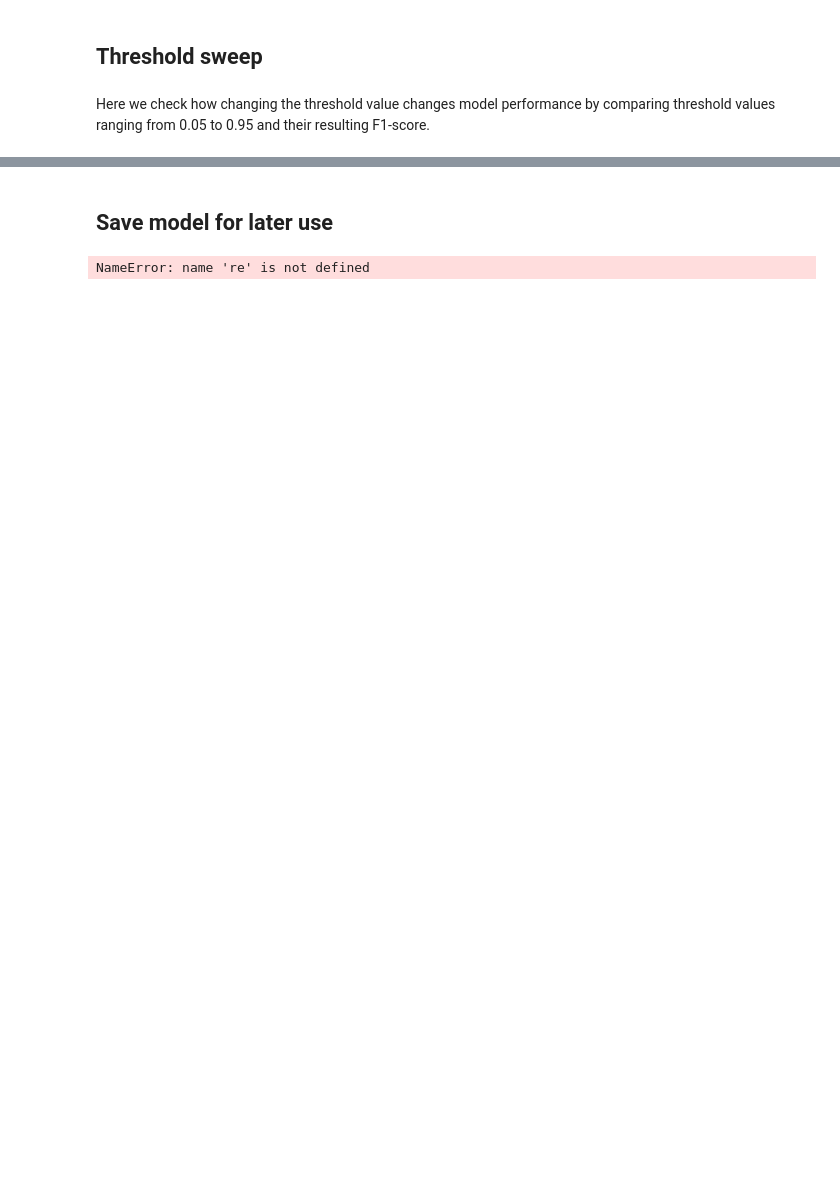
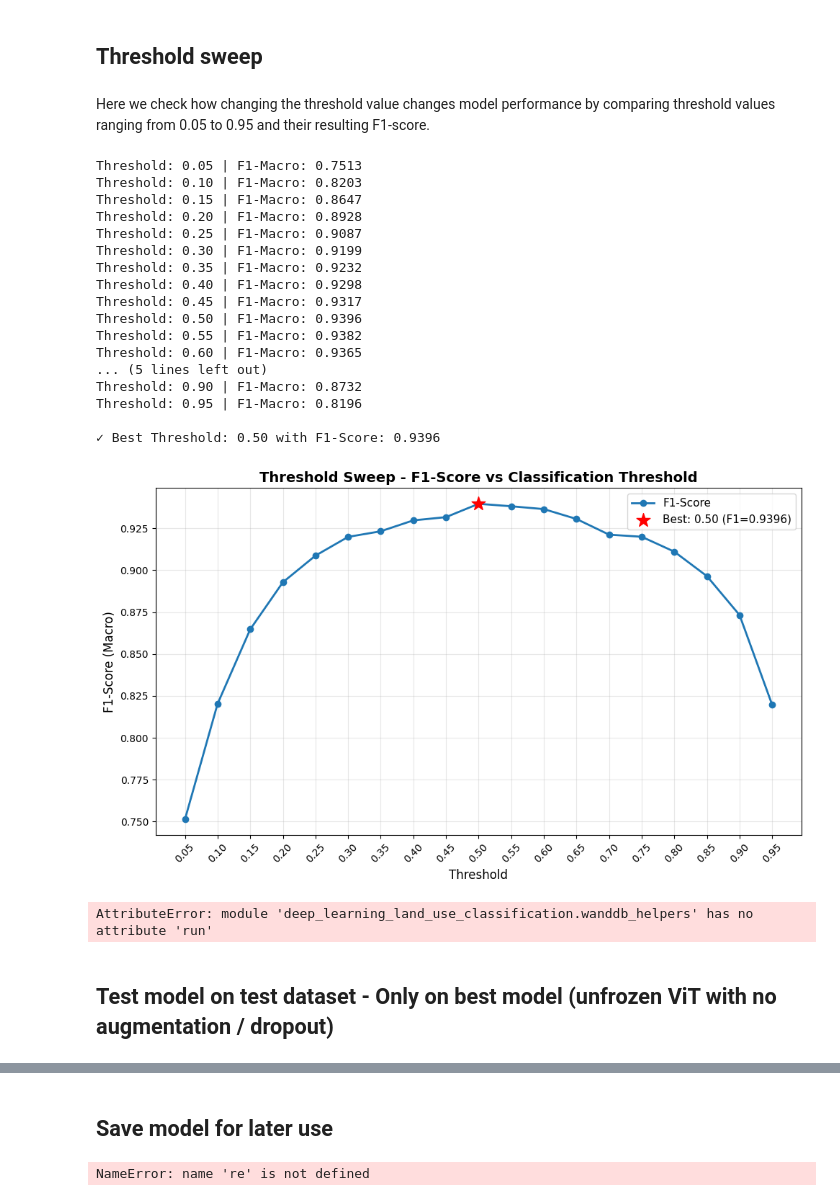
Before and after one commit to sstaheli52/Deep-learning-land-use-classification, a Jupyter notebook: notebooks/3.01_multi_label_ViT.ipynb, the cells around one changed output, grey strips where cells are left out. Cells and saved outputs as stored; diff of their text form; code cells hidden in the pictures; blank space fills up the shorter version.

```diff
--- a/notebooks/3.01_multi_label_ViT.ipynb
+++ b/notebooks/3.01_multi_label_ViT.ipynb
@@ -301,32 +323,55 @@ for threshold in thresholds:
         model,
         val_loader,
         device,
-        threshold=threshold
+        threshold=float(threshold)
     )
+
     f1_scores.append(f1_macro)
     print(f"Threshold: {threshold:.2f} | F1-Macro: {f1_macro:.4f}")
 
 # Find best threshold
 best_idx = np.argmax(f1_scores)
 best_threshold = thresholds[best_idx]
 best_f1 = f1_scores[best_idx]
 
 print(f"\n✓ Best Threshold: {best_threshold:.2f} with F1-Score: {best_f1:.4f}")
 
 # Create figure
 plt.figure(figsize=(10, 6))
 plt.plot(thresholds, f1_scores, marker='o', linewidth=2, markersize=6, label='F1-Score')
 plt.scatter([best_threshold], [best_f1], color='red', s=200, marker='*',
            label=f'Best: {best_threshold:.2f} (F1={best_f1:.4f})', zorder=5)
 
 plt.xlabel('Threshold', fontsize=12)
 plt.ylabel('F1-Score (Macro)', fontsize=12)
 plt.title('Threshold Sweep - F1-Score vs Classification Threshold', fontsize=14, fontweight='bold')
 plt.grid(True, alpha=0.3)
 plt.xticks(thresholds, [f'{t:.2f}' for t in thresholds], rotation=45)
 plt.legend(fontsize=11)
 plt.tight_layout()
 plt.show()
 
 # Log to wandb
 wh.run.log({"threshold_sweep": plt})
+# %% [output]
+Threshold: 0.05 | F1-Macro: 0.7513
+Threshold: 0.10 | F1-Macro: 0.8203
+Threshold: 0.15 | F1-Macro: 0.8647
+Threshold: 0.20 | F1-Macro: 0.8928
+Threshold: 0.25 | F1-Macro: 0.9087
+Threshold: 0.30 | F1-Macro: 0.9199
+Threshold: 0.35 | F1-Macro: 0.9232
+Threshold: 0.40 | F1-Macro: 0.9298
+Threshold: 0.45 | F1-Macro: 0.9317
+Threshold: 0.50 | F1-Macro: 0.9396
+Threshold: 0.55 | F1-Macro: 0.9382
+Threshold: 0.60 | F1-Macro: 0.9365
+... (5 lines left out)
+Threshold: 0.90 | F1-Macro: 0.8732
+Threshold: 0.95 | F1-Macro: 0.8196
+
+✓ Best Threshold: 0.50 with F1-Score: 0.9396
+[figure, added]
+AttributeError: module 'deep_learning_land_use_classification.wanddb_helpers' has no attribute 'run'
+# %% [markdown]
+## Test model on test dataset - Only on best model (unfrozen ViT with no augmentation / dropout)
```
Also changed, not shown: parts of 8 cells of this notebook, 3 other files.
